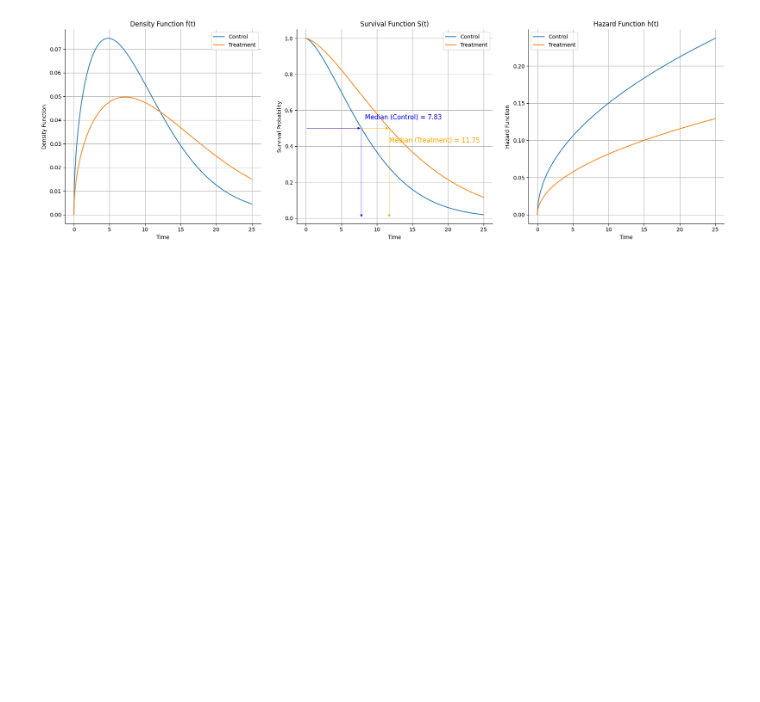
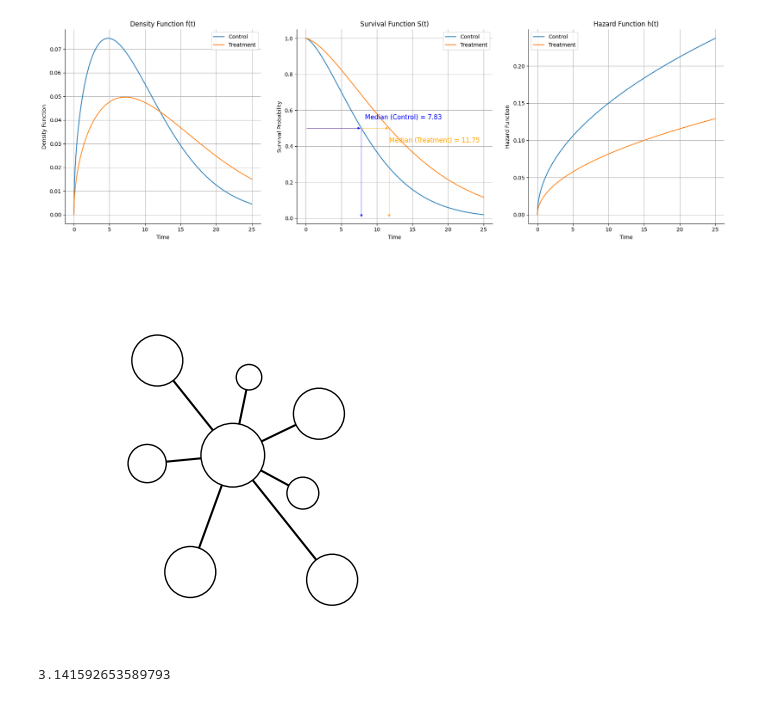
Before and after one commit to abikesa/workflow, a Jupyter notebook: _build/html/_sources/py.ipynb, the cells around one changed output. Saved outputs shown, nothing was run; the diff lists cells and outputs as text; code cells hidden in the pictures; blank space fills up the shorter version.

```diff
--- a/_build/html/_sources/py.ipynb
+++ b/_build/html/_sources/py.ipynb
@@ -83,3 +83,74 @@ plt.tight_layout()
 plt.show()
 # %% [output]
 [figure]
+# %%
+import matplotlib.pyplot as plt
+import numpy as np
+
+# Function to draw a hub and spoke diagram with specified node sizes and lengths
+def draw_hub_and_spoke(hub_size, spoke_specs, filename):
+    # Define the hub position
+    hub = np.array([0, 0])
+
+    # Create the figure and axis
+    fig, ax = plt.subplots()
+
+    # Draw the hub
+    hub_circle = plt.Circle(hub, hub_size, color='white', ec='black', zorder=2)
+    ax.add_patch(hub_circle)
+
+    # Draw the spokes
+    for angle, (length, size) in spoke_specs:
+        # Calculate spoke position based on angle and length
+        spoke = np.array([length * np.cos(angle), length * np.sin(angle)])
+
+        # Draw line from hub to spoke
+        ax.plot([hub[0], spoke[0]], [hub[1], spoke[1]], 'k-', zorder=1)
+
+        # Draw spoke node
+        spoke_circle = plt.Circle(spoke, size, color='white', ec='black', zorder=2)
+        ax.add_patch(spoke_circle)
+
+    # Set aspect of the plot to be equal
+    ax.set_aspect('equal')
+
+    # Hide axes
+    ax.axis('off')
+
+    # Set limits to make sure everything fits in the plot
+    max_extent = max(length for angle, (length, size) in spoke_specs) + max(size for angle, (length, size) in spoke_specs)
+    ax.set_xlim([-max_extent, max_extent])
+    ax.set_ylim([-max_extent, max_extent])
+
+    # Save the plot to a file
+    plt.savefig(filename, bbox_inches='tight')
+
+    # Show the plot
+    plt.show()
+
+hub_size = 1
+
+# Specify the angles (in radians), lengths, and sizes for each spoke in clockwise order
+spoke_specs = [
+    (np.pi / 2.3, (2.5, 0.4)), # first
+    (np.pi / 7, (3, 0.8)), # 2nd
+    (7 * np.pi / 3.8, (2.5, 0.5)), # 3rd
+    (3 * np.pi / 1.75, (5, 0.8)),   # 4th
+    (5 * np.pi / 3.6, (3.9, 0.8)), # 3rd
+    (np.pi/ .97, (2.7, 0.6)),        # 2nd
+    (3 * np.pi / 4.2, (3.8, 0.8)) # last
+]
+
+# Specify the filename to save the plot
+filename = "hub_and_spoke.png"
+
+# Call the function to draw the hub and spoke diagram and save it to a file
+draw_hub_and_spoke(hub_size, spoke_specs, filename)
+# %% [output]
+[figure, added]
+# %%
+import numpy as np
+
+print(np.pi)
+# %% [output]
+3.141592653589793
```
Also changed, not shown: 28 other files.
